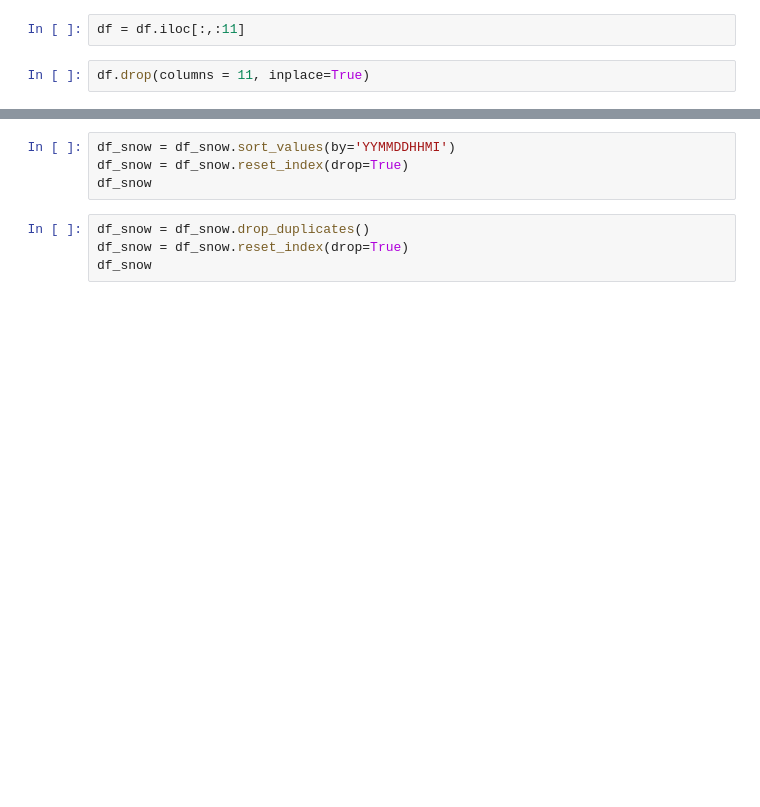
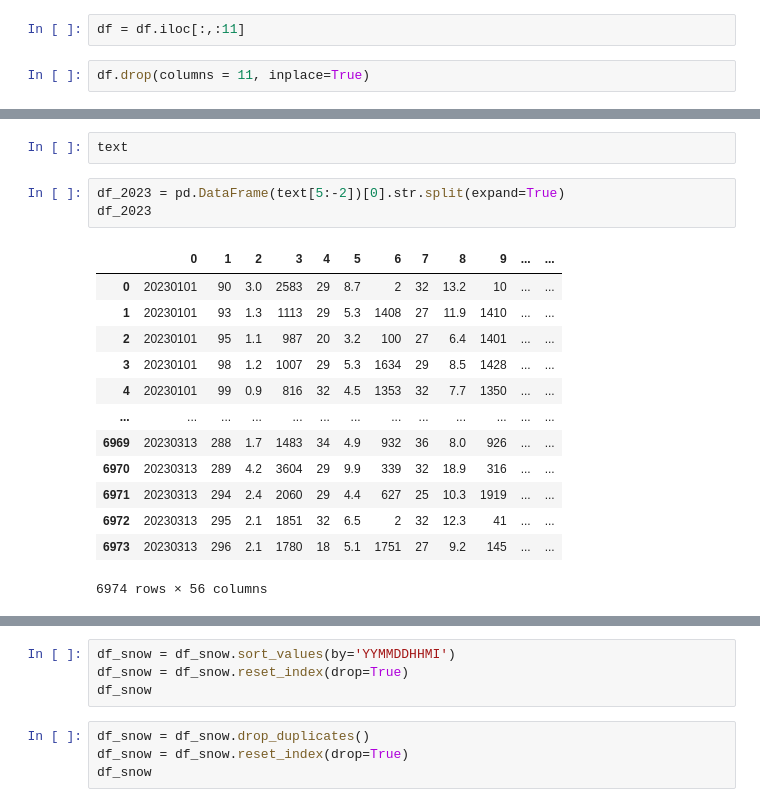
Before and after one commit to lhshs/Contest, a Jupyter notebook: 2307_11th_PublicData/API_Data.ipynb, the cells around one changed output, grey strips where cells are left out. Drawn from its saved outputs; the diff is of its cells as text; blank space fills up the shorter version.

```diff
--- a/2307_11th_PublicData/API_Data.ipynb
+++ b/2307_11th_PublicData/API_Data.ipynb
@@ -366,0 +247,19 @@ df_2012_snow
+# %%
+text
+# %%
+df_2023 = pd.DataFrame(text[5:-2])[0].str.split(expand=True)
+df_2023
+# %% [output]
+|  | 0 | 1 | 2 | 3 | 4 | 5 | 6 | 7 | 8 | 9 | ... | ... |
+| 0 | 20230101 | 90 | 3.0 | 2583 | 29 | 8.7 | 2 | 32 | 13.2 | 10 | ... | ... |
+| 1 | 20230101 | 93 | 1.3 | 1113 | 29 | 5.3 | 1408 | 27 | 11.9 | 1410 | ... | ... |
+| 2 | 20230101 | 95 | 1.1 | 987 | 20 | 3.2 | 100 | 27 | 6.4 | 1401 | ... | ... |
+| 3 | 20230101 | 98 | 1.2 | 1007 | 29 | 5.3 | 1634 | 29 | 8.5 | 1428 | ... | ... |
+| 4 | 20230101 | 99 | 0.9 | 816 | 32 | 4.5 | 1353 | 32 | 7.7 | 1350 | ... | ... |
+| ... | ... | ... | ... | ... | ... | ... | ... | ... | ... | ... | ... | ... |
+| 6969 | 20230313 | 288 | 1.7 | 1483 | 34 | 4.9 | 932 | 36 | 8.0 | 926 | ... | ... |
+| 6970 | 20230313 | 289 | 4.2 | 3604 | 29 | 9.9 | 339 | 32 | 18.9 | 316 | ... | ... |
+| 6971 | 20230313 | 294 | 2.4 | 2060 | 29 | 4.4 | 627 | 25 | 10.3 | 1919 | ... | ... |
+| 6972 | 20230313 | 295 | 2.1 | 1851 | 32 | 6.5 | 2 | 32 | 12.3 | 41 | ... | ... |
+| 6973 | 20230313 | 296 | 2.1 | 1780 | 18 | 5.1 | 1751 | 27 | 9.2 | 145 | ... | ... |
+6974 rows × 56 columns
```
Also changed, not shown: parts of 63 cells of this notebook.
